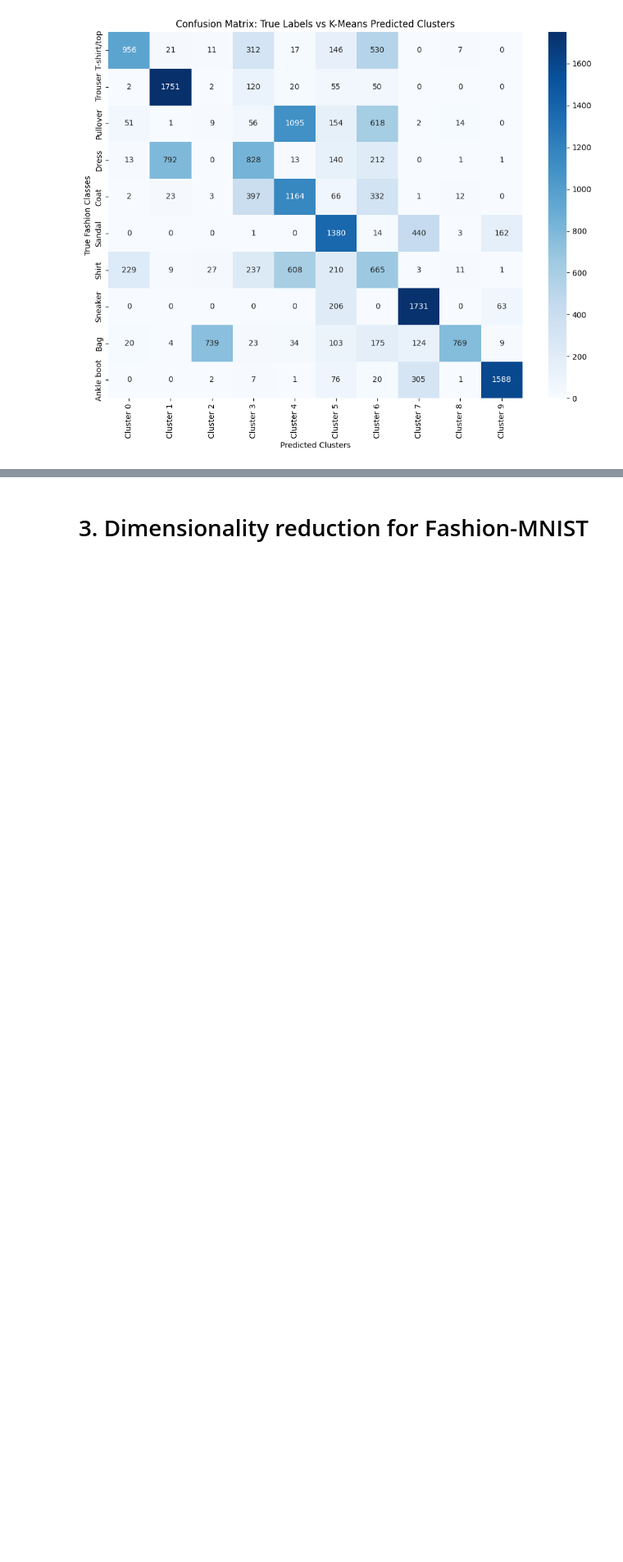
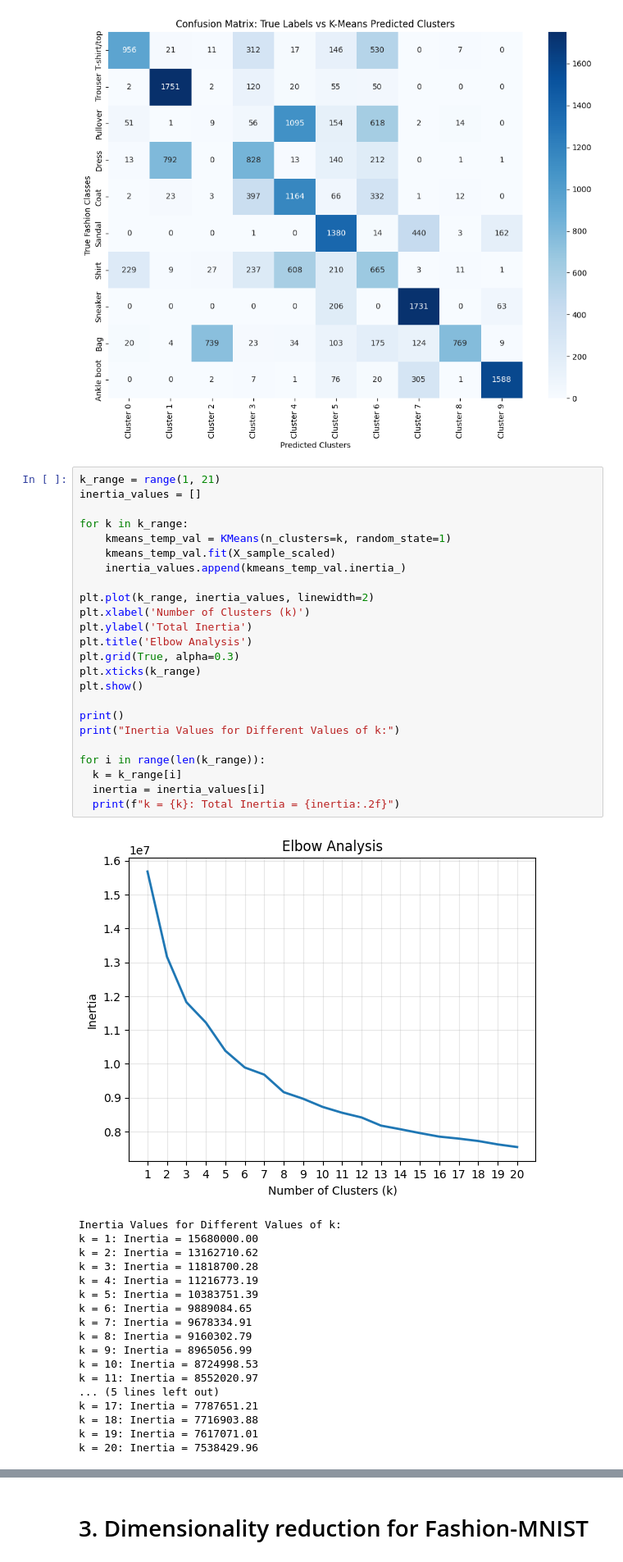
Before and after one commit to brodyanderson/math-6880-Project2, a Jupyter notebook: project2.ipynb, the cells around one changed output, grey strips where cells are left out. Shown: that part at 82% size. Saved outputs shown, nothing was run; the diff lists cells and outputs as text; blank space fills up the shorter version.

```diff
--- a/project2.ipynb
+++ b/project2.ipynb
@@ -264,3 +313,46 @@ plt.show()
 # %% [output]
 [figure]
 [figure]
+# %%
+k_range = range(1, 21)
+inertia_values = []
+
+for k in k_range:
+    kmeans_temp_val = KMeans(n_clusters=k, random_state=1)
+    kmeans_temp_val.fit(X_sample_scaled)
+    inertia_values.append(kmeans_temp_val.inertia_)
+
+plt.plot(k_range, inertia_values, linewidth=2)
+plt.xlabel('Number of Clusters (k)')
+plt.ylabel('Total Inertia')
+plt.title('Elbow Analysis')
+plt.grid(True, alpha=0.3)
+plt.xticks(k_range)
+plt.show()
+
+print()
+print("Inertia Values for Different Values of k:")
+
+for i in range(len(k_range)):
+  k = k_range[i]
+  inertia = inertia_values[i]
+  print(f"k = {k}: Total Inertia = {inertia:.2f}")
+# %% [output]
+[figure, added]
+Inertia Values for Different Values of k:
+k = 1: Inertia = 15680000.00
+k = 2: Inertia = 13162710.62
+k = 3: Inertia = 11818700.28
+k = 4: Inertia = 11216773.19
+k = 5: Inertia = 10383751.39
+k = 6: Inertia = 9889084.65
+k = 7: Inertia = 9678334.91
+k = 8: Inertia = 9160302.79
+k = 9: Inertia = 8965056.99
+k = 10: Inertia = 8724998.53
+k = 11: Inertia = 8552020.97
+... (5 lines left out)
+k = 17: Inertia = 7787651.21
+k = 18: Inertia = 7716903.88
+k = 19: Inertia = 7617071.01
+k = 20: Inertia = 7538429.96
```
Also changed, not shown: parts of 6 cells of this notebook.
